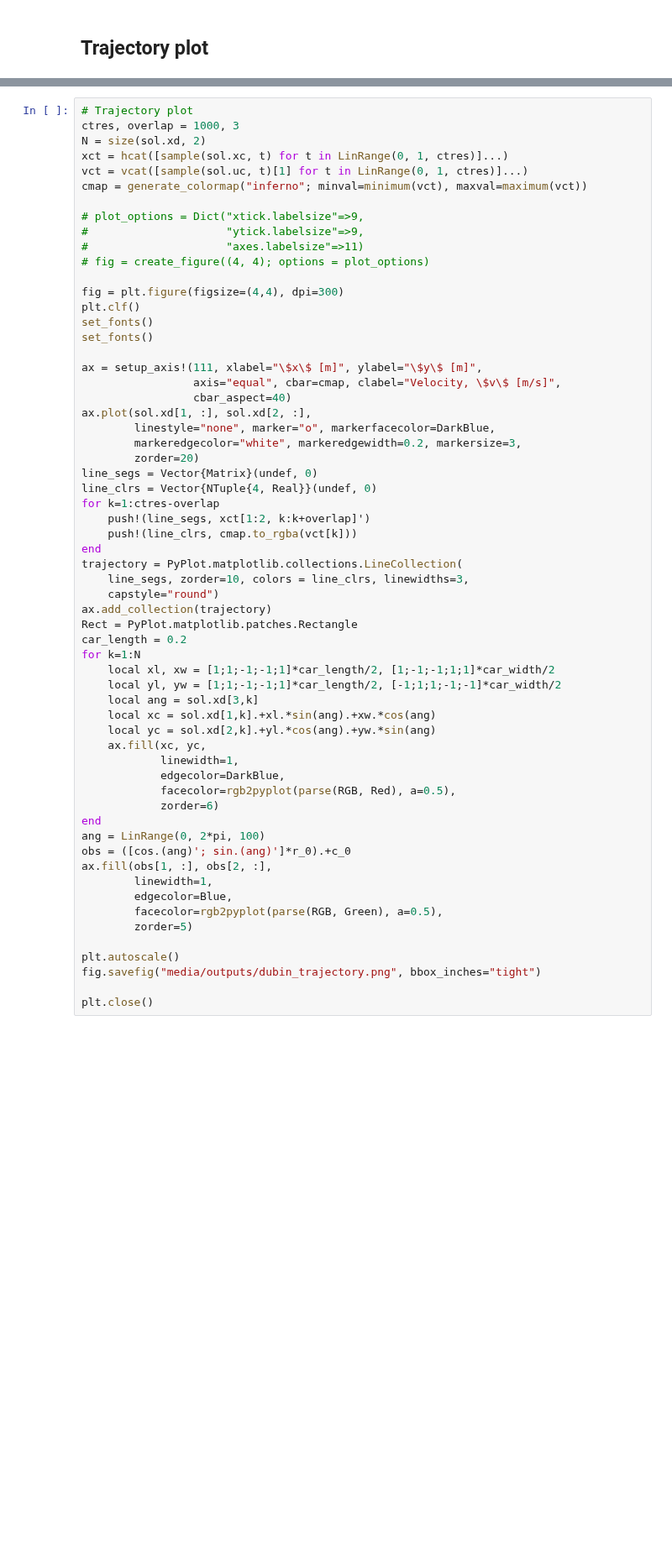
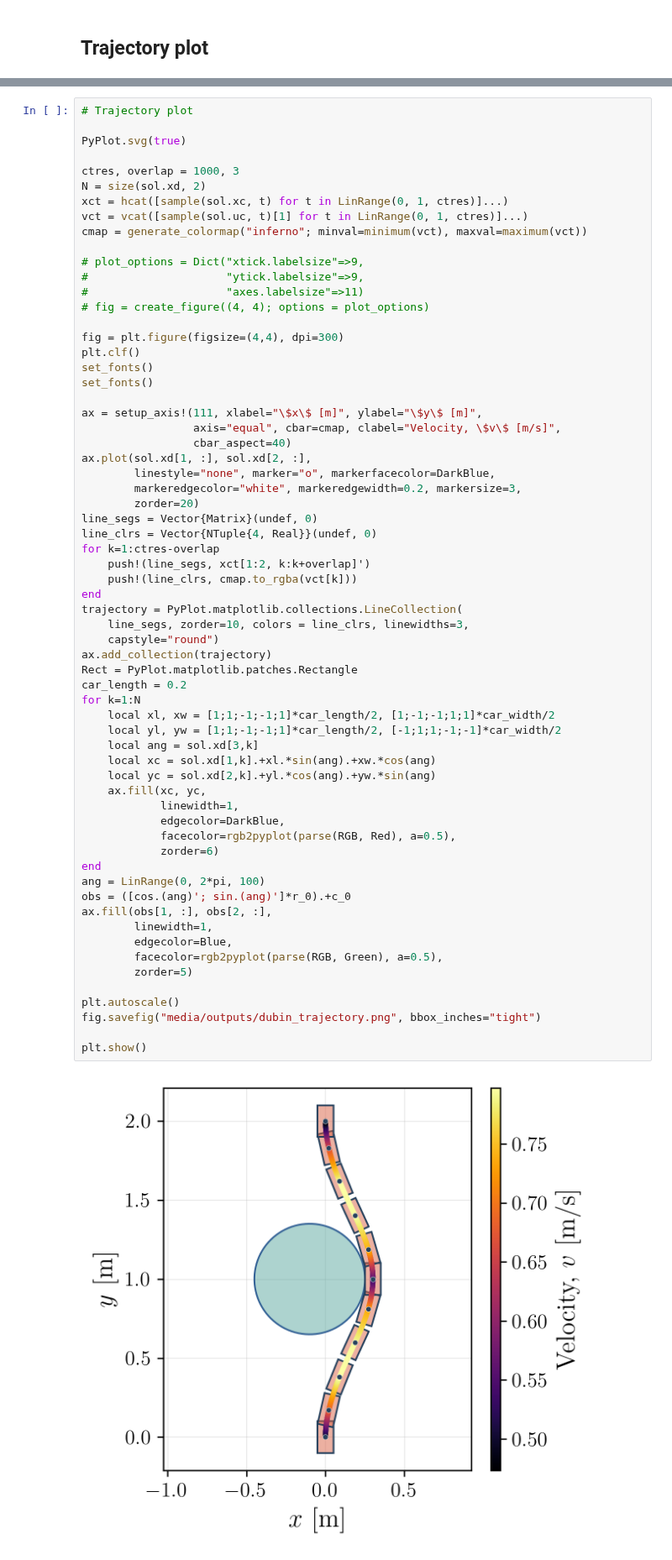
Before and after one commit to UW-ACL/SCPToolbox_tutorial, a Jupyter notebook: src/p3_dubin.ipynb, the cells around one changed output, grey strips where cells are left out. Shown at 84% size. Saved outputs shown, nothing was run; the diff lists cells and outputs as text; blank space fills up the shorter version.

```diff
--- a/src/p3_dubin.ipynb
+++ b/src/p3_dubin.ipynb
@@ -395,6 +394,9 @@ end
 ;
 # %%
 # Trajectory plot
+
+PyPlot.svg(true)
+
 ctres, overlap = 1000, 3
 N = size(sol.xd, 2)
 xct = hcat([sample(sol.xc, t) for t in LinRange(0, 1, ctres)]...)
@@ -427,34 +429,35 @@ end
 trajectory = PyPlot.matplotlib.collections.LineCollection(
     line_segs, zorder=10, colors = line_clrs, linewidths=3,
     capstyle="round")
 ax.add_collection(trajectory)
 Rect = PyPlot.matplotlib.patches.Rectangle
 car_length = 0.2
 for k=1:N
     local xl, xw = [1;1;-1;-1;1]*car_length/2, [1;-1;-1;1;1]*car_width/2
     local yl, yw = [1;1;-1;-1;1]*car_length/2, [-1;1;1;-1;-1]*car_width/2
     local ang = sol.xd[3,k]
     local xc = sol.xd[1,k].+xl.*sin(ang).+xw.*cos(ang)
     local yc = sol.xd[2,k].+yl.*cos(ang).+yw.*sin(ang)
     ax.fill(xc, yc,
             linewidth=1,
             edgecolor=DarkBlue,
             facecolor=rgb2pyplot(parse(RGB, Red), a=0.5),
             zorder=6)
 end
 ang = LinRange(0, 2*pi, 100)
 obs = ([cos.(ang)'; sin.(ang)']*r_0).+c_0
 ax.fill(obs[1, :], obs[2, :],
         linewidth=1,
         edgecolor=Blue,
         facecolor=rgb2pyplot(parse(RGB, Green), a=0.5),
         zorder=5)
 
 plt.autoscale()
 fig.savefig("media/outputs/dubin_trajectory.png", bbox_inches="tight")
 
-plt.close()
+plt.show()
 # %% [output]
+[figure, added]
 ┌ Warning: `vendor()` is deprecated, use `BLAS.get_config()` and inspect the output instead
 │   caller = npyinitialize() at numpy.jl:67
 └ @ PyCall /Users/abhi/.julia/packages/PyCall/L0fLP/src/numpy.jl:67
```
Also changed, not shown: parts of 2 cells of this notebook, 1 other file.
